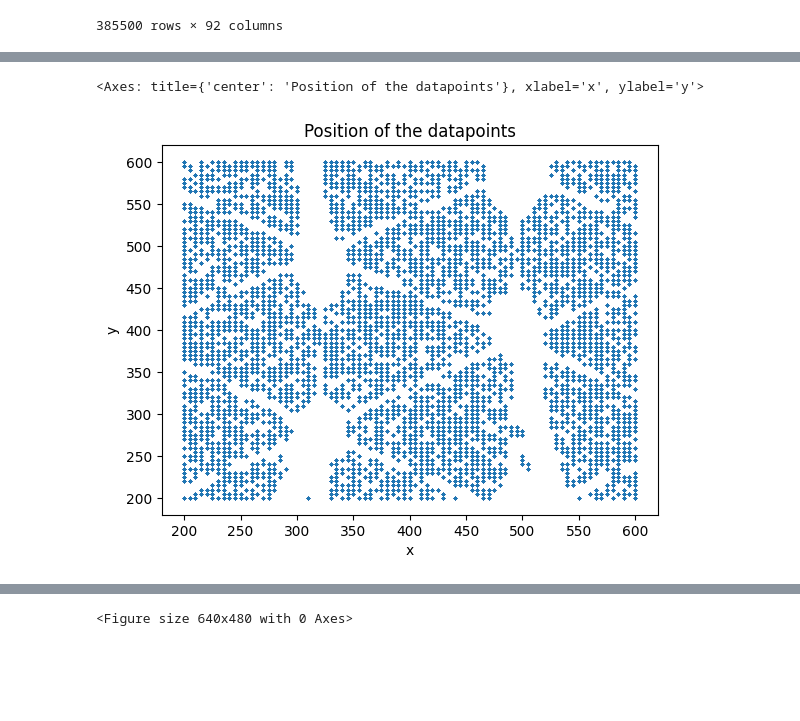
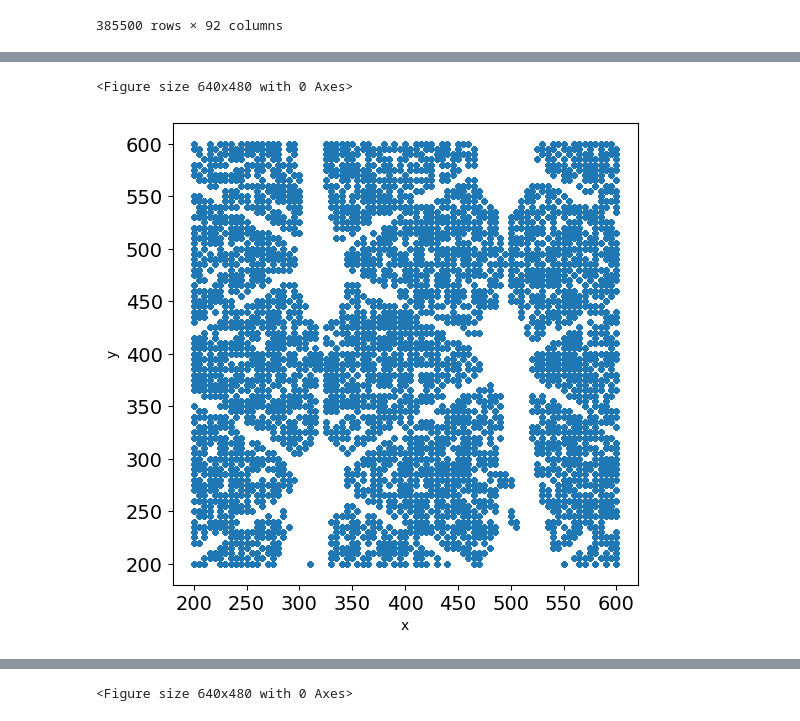
Before and after one commit to marcomag416/dslWinterProject, a Jupyter notebook: dslWinterProject.ipynb, the cells around one changed output, grey strips where cells are left out. Cells and saved outputs as stored; diff of their text form; code cells hidden in the pictures; blank space fills up the shorter version.

```diff
--- a/dslWinterProject.ipynb
+++ b/dslWinterProject.ipynb
@@ -70,5 +65,7 @@ AttributeError: Rectangle.set() got an unexpected keyword argument 'ylim'
 # %%
-dataset.plot.scatter("x", "y", alpha=0.1, s=2, title="Position of the datapoints")
+plt.figure()
+dataset.plot.scatter("x", "y", alpha=0.1, s=10, figsize=(6,6), fontsize=14)
+plt.savefig("target_spatial_distribution.png", format="png")
 # %% [output]
-<Axes: title={'center': 'Position of the datapoints'}, xlabel='x', ylabel='y'>
+<Figure size 640x480 with 0 Axes>
-[figure, old version]
+[figure, new version]
```
Also changed, not shown: parts of 8 cells of this notebook, 26 other files.
